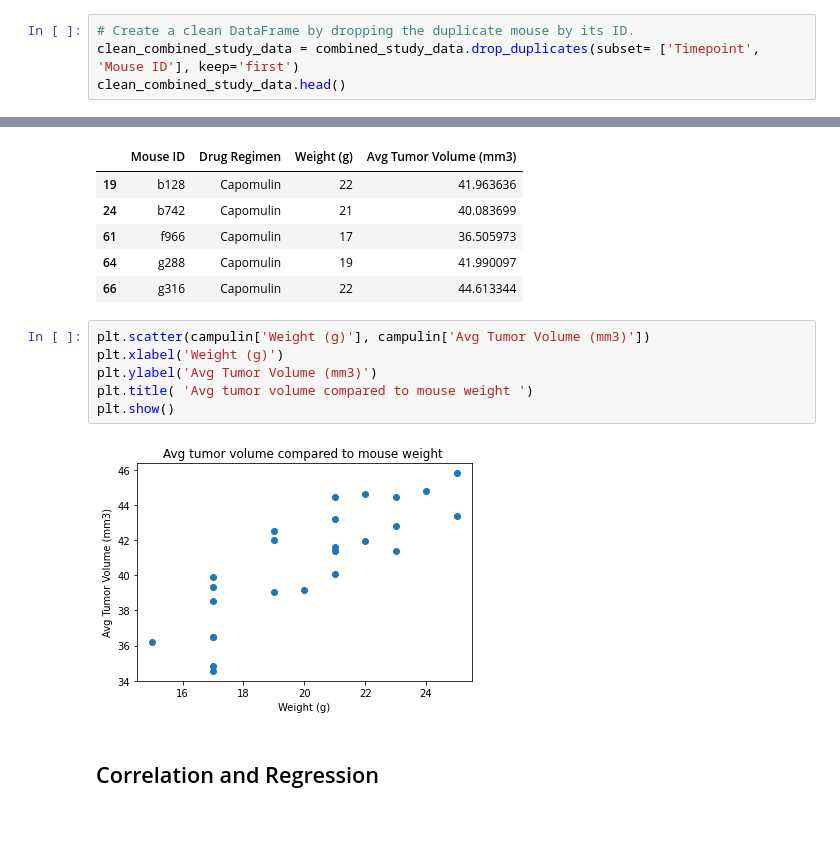
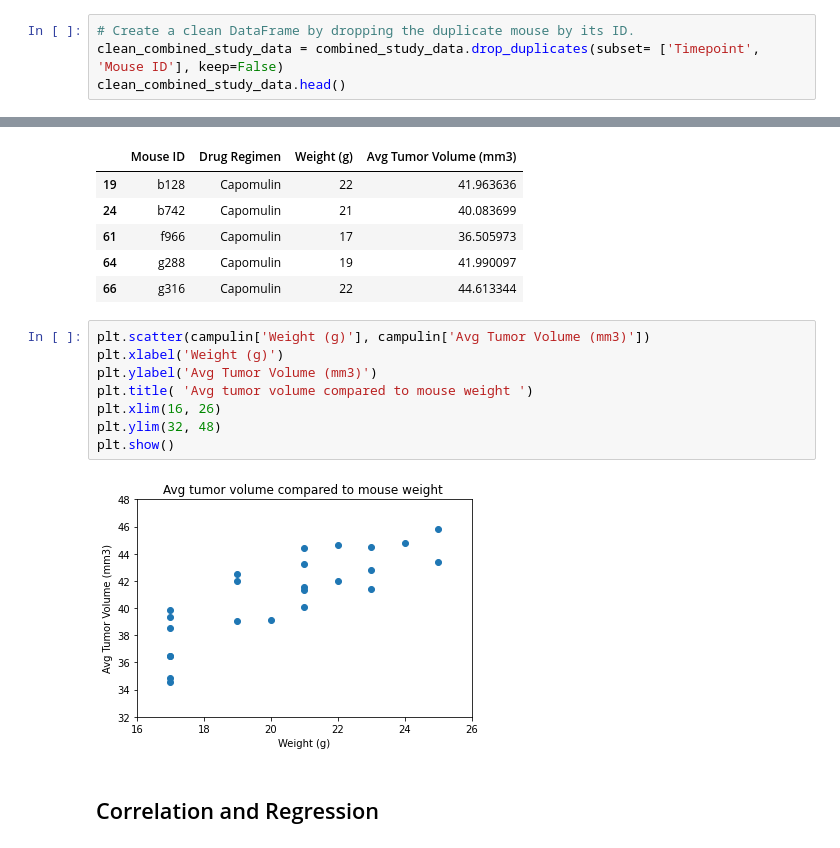
Before and after one commit to hamiltojogo/pymaceutical_tumor_treatment_analysis, a Jupyter notebook: pymaceuticals_starter.ipynb, the cells around one changed output, grey strips where cells are left out. Drawn from its saved outputs; the diff is of its cells as text.

```diff
--- a/pymaceuticals_starter.ipynb
+++ b/pymaceuticals_starter.ipynb
@@ -63,7 +63,7 @@ duplicate_time_and_mouse_df.head()
 | 912 | g989 | Propriva | Female | 21 | 26 | 10 | 51.745156 | ... |
 # %%
 # Create a clean DataFrame by dropping the duplicate mouse by its ID.
-clean_combined_study_data = combined_study_data.drop_duplicates(subset= ['Timepoint', 'Mouse ID'], keep='first')
+clean_combined_study_data = combined_study_data.drop_duplicates(subset= ['Timepoint', 'Mouse ID'], keep=False)
 clean_combined_study_data.head()
 # %% [output]
 |  | Mouse ID | Drug Regimen | Sex | Age_months | Weight (g) | Timepoint | Tumor Volume (mm3) | ... |
@@ -352,11 +354,13 @@ campulin.head()
 # %%
 plt.scatter(campulin['Weight (g)'], campulin['Avg Tumor Volume (mm3)'])
 plt.xlabel('Weight (g)')
 plt.ylabel('Avg Tumor Volume (mm3)')
 plt.title( 'Avg tumor volume compared to mouse weight ')
+plt.xlim(16, 26)
+plt.ylim(32, 48)
 plt.show()
 # %% [output]
-[figure, old version]
+[figure, new version]
 # %% [markdown]
 ## Correlation and Regression
 # %%
```
Also changed, not shown: parts of 9 cells of this notebook, 2 other files.
